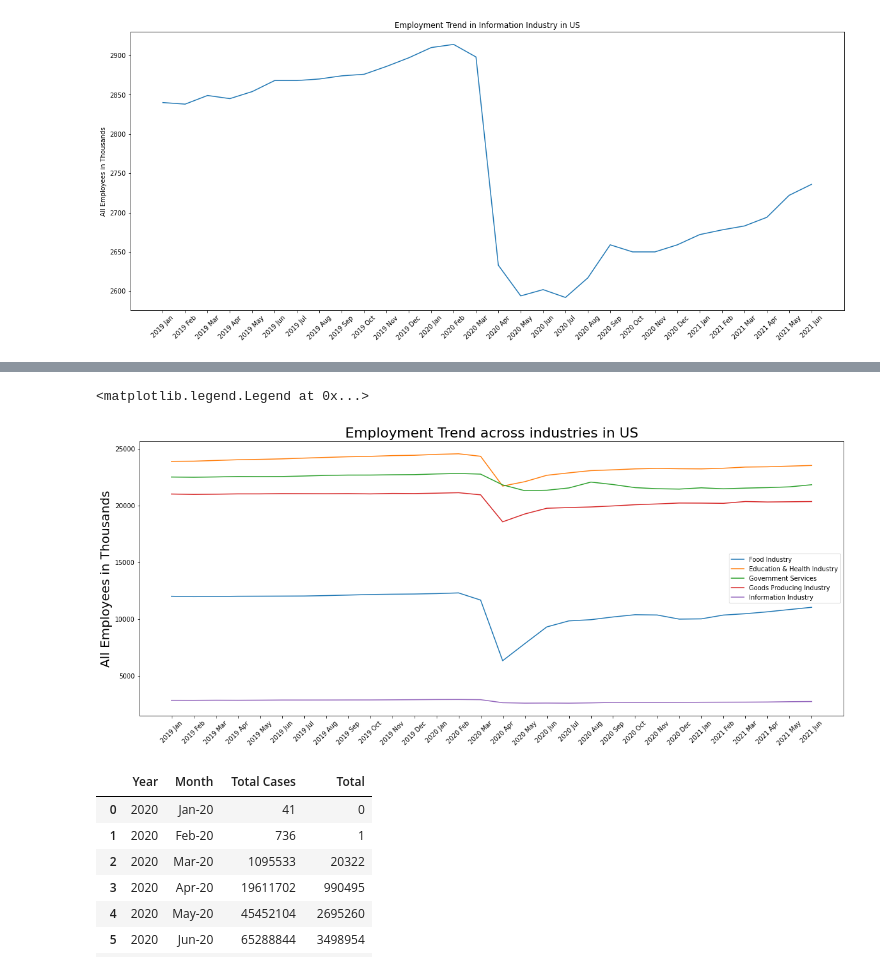
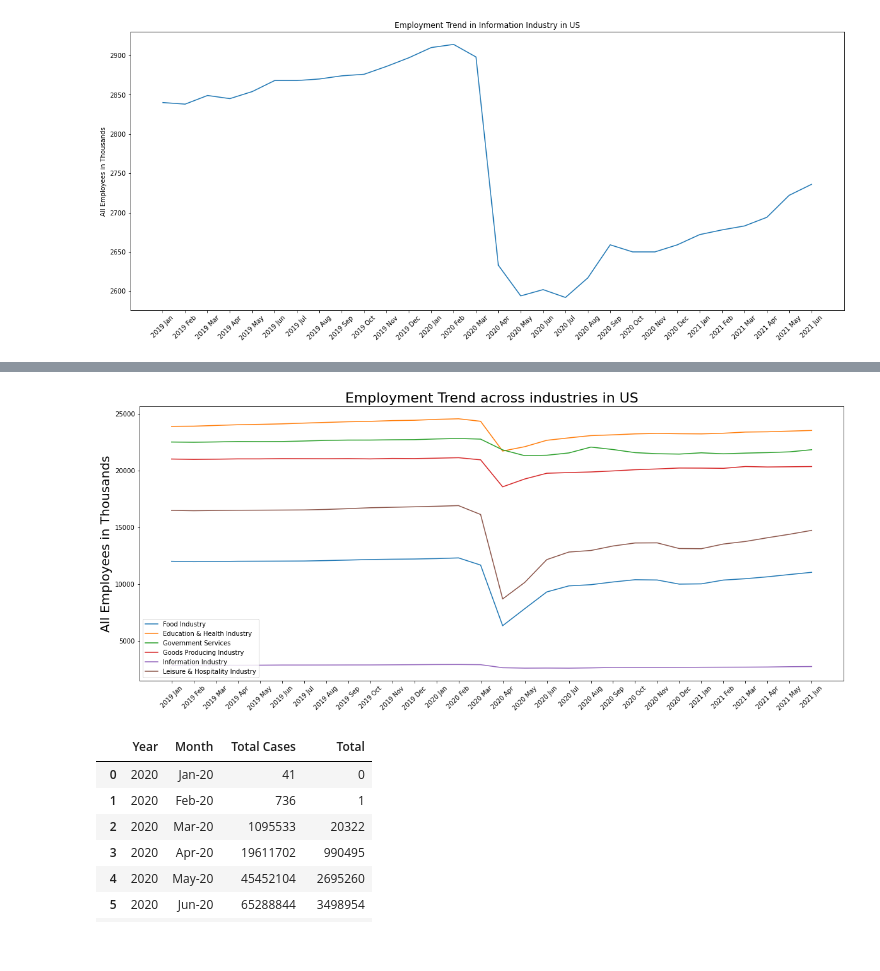
Before and after one commit to meetk5/Team-Project1, a Jupyter notebook: EmploymentAnalysis.ipynb, the cells around one changed output, grey strips where cells are left out. Cells and saved outputs as stored; diff of their text form; code cells hidden in the pictures.

Commit message:
Added new charts in Images folder

```diff
--- a/EmploymentAnalysis.ipynb
+++ b/EmploymentAnalysis.ipynb
@@ -208,3 +206,7 @@ Lineplot
 # %% [output]
 [<matplotlib.lines.Line2D at 0x...>]
 [figure]
+# %%
+filepath = "Data/allEmp_Leisure&Hospitality.csv"
+LH_table = pd.read_csv(filepath)
+LH_table
@@ -211,17 +231,21 @@ Lineplot
+# %%
+y_axisLH = LH_table.loc[:,'Value']
 # %%
 plt.figure(figsize=(20,8))
 plt.xticks(rotation = 45)
 plt.plot(x_axis,y_axisfood)
 plt.plot(x_axis,y_axisEH)
 plt.plot(x_axis,y_axisGov)
 plt.plot(x_axis,y_axisGoods)
 plt.plot(x_axis,y_axisInfo)
+plt.plot(x_axis,y_axisLH)
 plt.title ("Employment Trend across industries in US", fontsize = 22)
 plt.ylabel ("All Employees in Thousands", fontsize = 20)
-plt.legend(["Food Industry","Education & Health Industry","Government Services","Goods Producing Industry","Information Industry"])
+plt.legend(["Food Industry","Education & Health Industry","Government Services",
+            "Goods Producing Industry","Information Industry","Leisure & Hospitality Industry"])
+plt.savefig("Images/Employment Trend across Industries in US")
 # %% [output]
-<matplotlib.legend.Legend at 0x...>
-[figure, old version]
+[figure, new version]
 # %%
 filepath = "Data/CovidCases.csv"
 covidcases_table = pd.read_csv(filepath)
```
Also changed, not shown: parts of 34 cells of this notebook, 4 other files.
